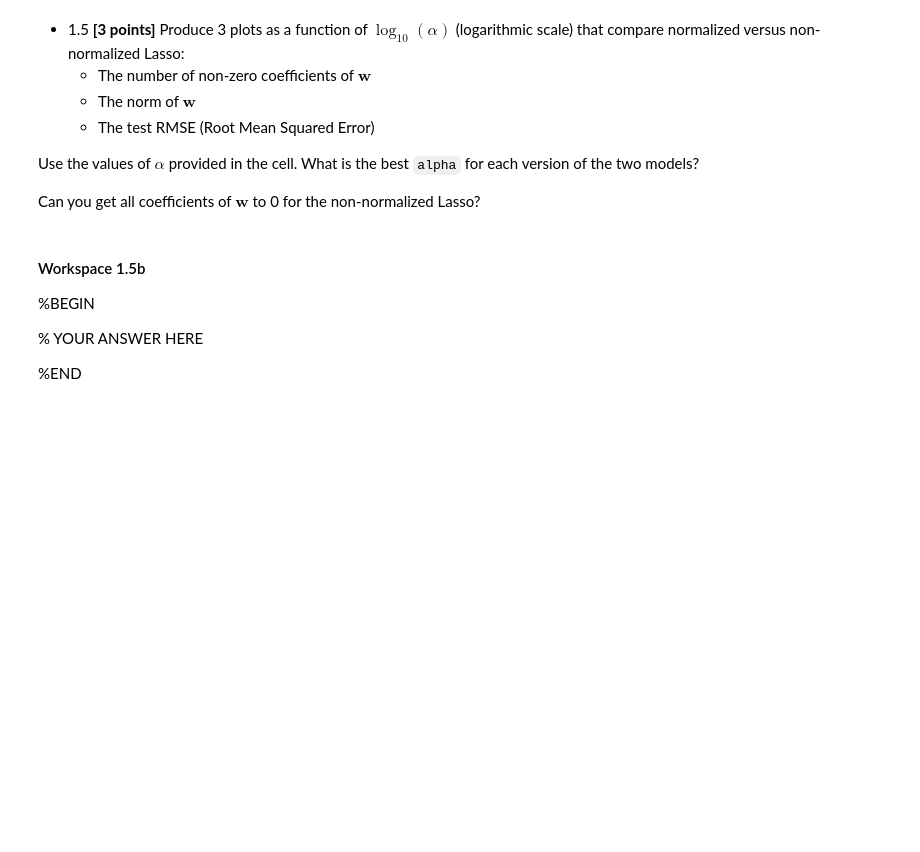
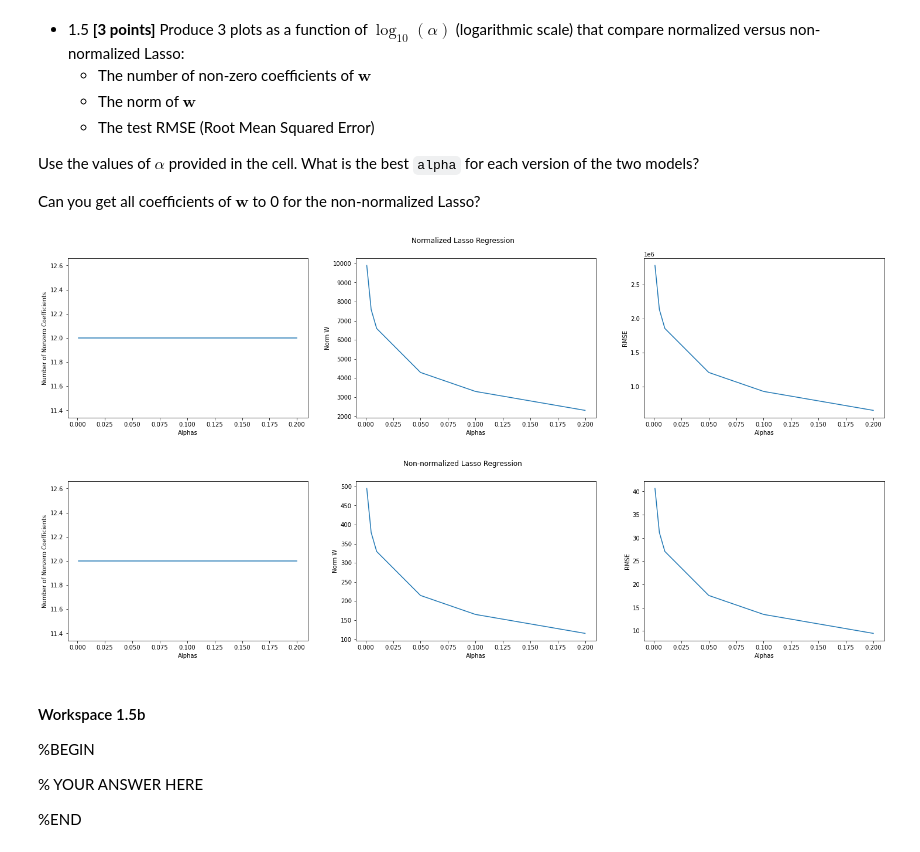
Before and after one commit to brianmoral/ML, a Jupyter notebook: Problem_Sets/Set-3/PS3-Brian-Morales.ipynb, the cells around one changed output. Drawn from its saved outputs; the diff is of its cells as text; code cells hidden in the pictures; blank space fills up the shorter version.

```diff
--- a/Problem_Sets/Set-3/PS3-Brian-Morales.ipynb
+++ b/Problem_Sets/Set-3/PS3-Brian-Morales.ipynb
@@ -362,3 +410,62 @@ alphas = [1e-3, 5e-3, 0.01, 0.05, 0.1, 0.2]
+# %%
+alphas = [1e-3, 5e-3, 0.01, 0.05, 0.1, 0.2]
+# Workspace 1.5
+#BEGIN
+num_nonzero_coef_arry = np.zeros(len(alphas))
+num_nonzero_coef_non_norm_arry = np.zeros(len(alphas))
+#normalized w arrays
+norm_w_arry = np.zeros(len(alphas))
+norm_w_non_norm_array = np.zeros(len(alphas))
+#rmse array
+rmse_arry = np.zeros(len(alphas))
+rmse_non_norm_arry = np.zeros(len(alphas))
+
+for _, alpha in enumerate(alphas):
+    norm_lasso = Lasso(np.log10(alpha), normalize=True)
+    non_norm_lasso = Lasso(np.log10(alpha), normalize = False)
+    num_coef, norm_w = norm_lasso.fit(house_prices.X_train, house_prices.y_train)
+    num_nonzer_coef_non_norm , norm_w_non_norm = non_norm_lasso.fit(house_prices.X_train, house_prices.y_train)
+    rmse = norm_lasso.evaluate(house_prices.X_test, house_prices.y_test)
+    rmse_non_norm = non_norm_lasso.evaluate(house_prices.X_test,house_prices.y_test)
+
+    num_nonzero_coef_arry[_] = num_coef
+    norm_w_arry[_] = norm_w
+
+    num_nonzero_coef_non_norm_arry[_] = num_nonzer_coef_non_norm
+    norm_w_non_norm_array[_] = norm_w_non_norm
+
+    rmse_arry[_] = rmse
+    rmse_non_norm_arry[_] = rmse_non_norm
+
+fig, (ax1, ax2, ax3) = plt.subplots(1, 3)
+fig.suptitle("Normalized Lasso Regression")
+ax1.set_xlabel('Alphas')
+ax1.set_ylabel('Number of Nonzero Coefficients')
+ax1.plot(alphas, num_nonzero_coef_arry)
+ax2.set_xlabel('Alphas')
+ax2.set_ylabel('Norm W')
+ax2.plot(alphas, norm_w_arry)
+ax3.set_xlabel('Alphas')
+ax3.set_ylabel('RMSE')
+ax3.plot(alphas, rmse_arry)
+plt.show()
+
+fig, (ax1, ax2, ax3) = plt.subplots(1, 3)
+fig.suptitle("Non-normalized Lasso Regression")
+ax1.set_xlabel('Alphas')
+ax1.set_ylabel('Number of Nonzero Coefficients')
+ax1.plot(alphas, num_nonzero_coef_non_norm_arry)
+ax2.set_xlabel('Alphas')
+ax2.set_ylabel('Norm W')
+ax2.plot(alphas, norm_w_non_norm_array)
+ax3.set_xlabel('Alphas')
+ax3.set_ylabel('RMSE')
+ax3.plot(alphas, rmse_non_norm_arry)
+plt.show()
+#END
+# %% [output]
+[figure, added]
+[figure, added]
 # %% [markdown]
 #### Workspace 1.5b
 %BEGIN
```
Also changed, not shown: parts of 10 cells of this notebook.
